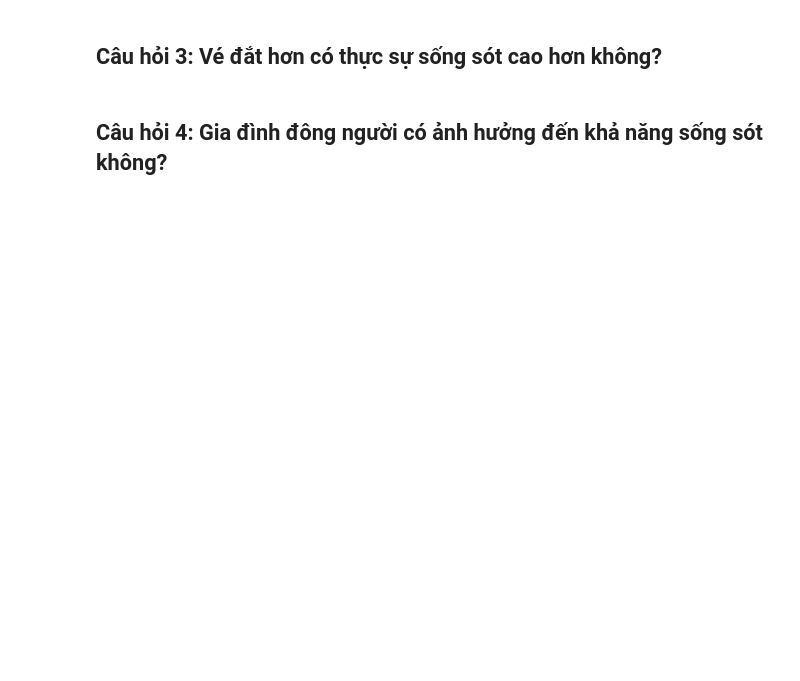
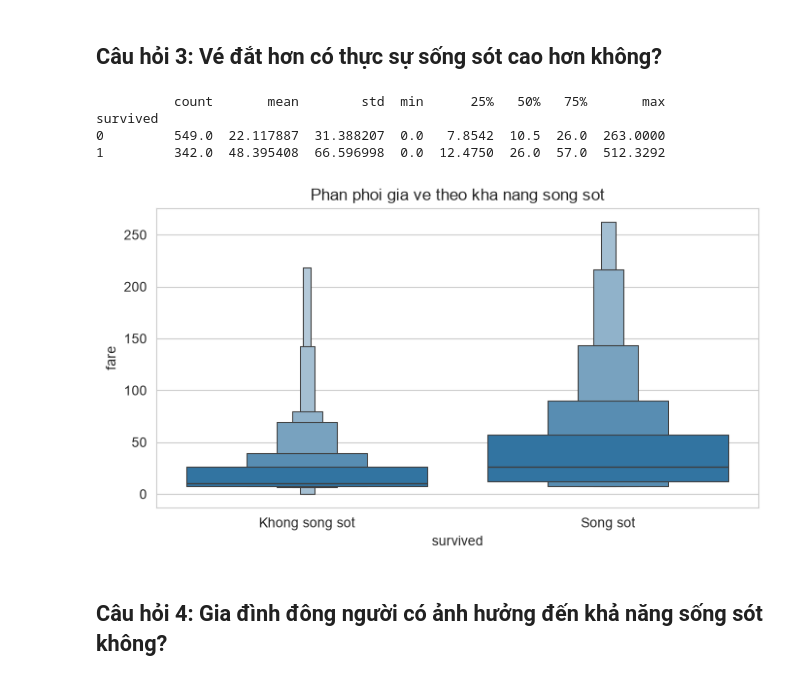
Before and after one commit to khang2112/DA_AI_2026, a Jupyter notebook: DA_AI_2026/DA_AI_2026/TH/Tuan1/Prac-01/Titanic_EDA_Full_BaiTap.ipynb, the cells around one changed output. Cells and saved outputs as stored; diff of their text form; code cells hidden in the pictures; blank space fills up the shorter version.

```diff
--- a/DA_AI_2026/DA_AI_2026/TH/Tuan1/Prac-01/Titanic_EDA_Full_BaiTap.ipynb
+++ b/DA_AI_2026/DA_AI_2026/TH/Tuan1/Prac-01/Titanic_EDA_Full_BaiTap.ipynb
@@ -251,6 +280,19 @@ pd.DataFrame(shape_data)
 ## Câu hỏi 3: Vé đắt hơn có thực sự sống sót cao hơn không?
 # %%
 # TODO
+print(df.groupby('survived')['fare'].describe())
+
+plt.figure(figsize=(8,4))
+sns.boxenplot(data=df, x='survived', y = 'fare', showfliers=False)
+plt.title('Phan phoi gia ve theo kha nang song sot')
+plt.xticks([0,1], ['Khong song sot', 'Song sot'])
+plt.show()
+# %% [output]
+          count       mean        std  min      25%   50%   75%       max
+survived
+0         549.0  22.117887  31.388207  0.0   7.8542  10.5  26.0  263.0000
+1         342.0  48.395408  66.596998  0.0  12.4750  26.0  57.0  512.3292
+[figure, added]
 # %% [markdown]
 ## Câu hỏi 4: Gia đình đông người có ảnh hưởng đến khả năng sống sót không?
 # %%
```
Also changed, not shown: parts of 8 cells of this notebook.
